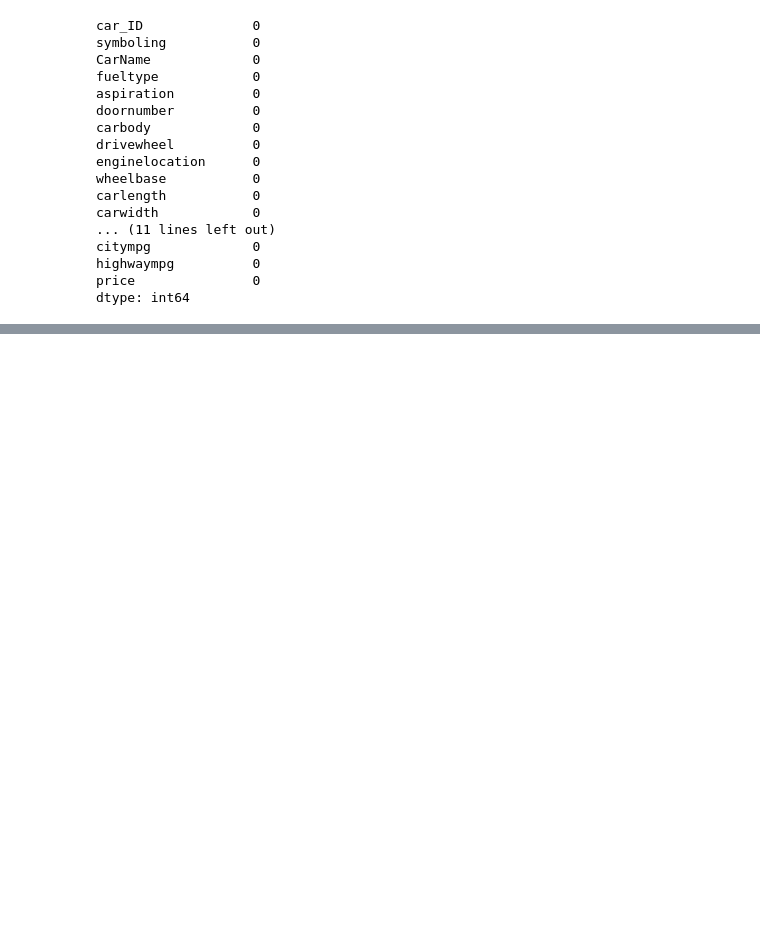
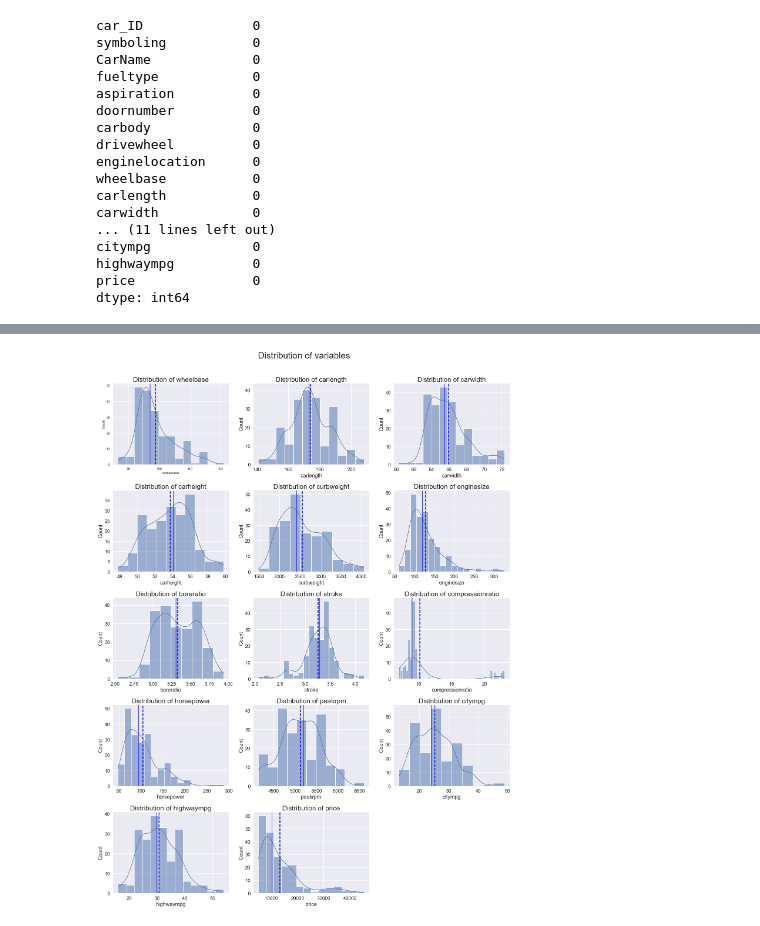
Before and after one commit to rhythmbhavsar/car_price, a Jupyter notebook: Car_price.ipynb, the cells around one changed output, grey strips where cells are left out. Cells and saved outputs as stored; diff of their text form; code cells hidden in the pictures; blank space fills up the shorter version.

```diff
--- a/Car_price.ipynb
+++ b/Car_price.ipynb
@@ -179,0 +147,17 @@ for i in category:
+# %%
+n=1
+plt.subplots(figsize=(20, 30))
+for i in numeric:
+    plt.subplot(6,3,n)
+    ax = plt.gca()
+    sns.set(font_scale = 1.5)
+    sns.histplot(car[i],kde=True, palette='Set3')
+    ax.set_title('Distribution of %s'%(i), fontsize=23)
+    plt.axvline(x=car[i].mean(),ls='--',lw=2.5, color='blue',label='mean')
+    plt.axvline(x=car[i].median(), color='blue',label='medain')
+    n+=1
+    plt.tight_layout()
+plt.suptitle('Distribution of variables', y=1.03, fontsize=30)
+plt.show()
+# %% [output]
+[figure, added]
```
Also changed, not shown: parts of 18 cells of this notebook.
